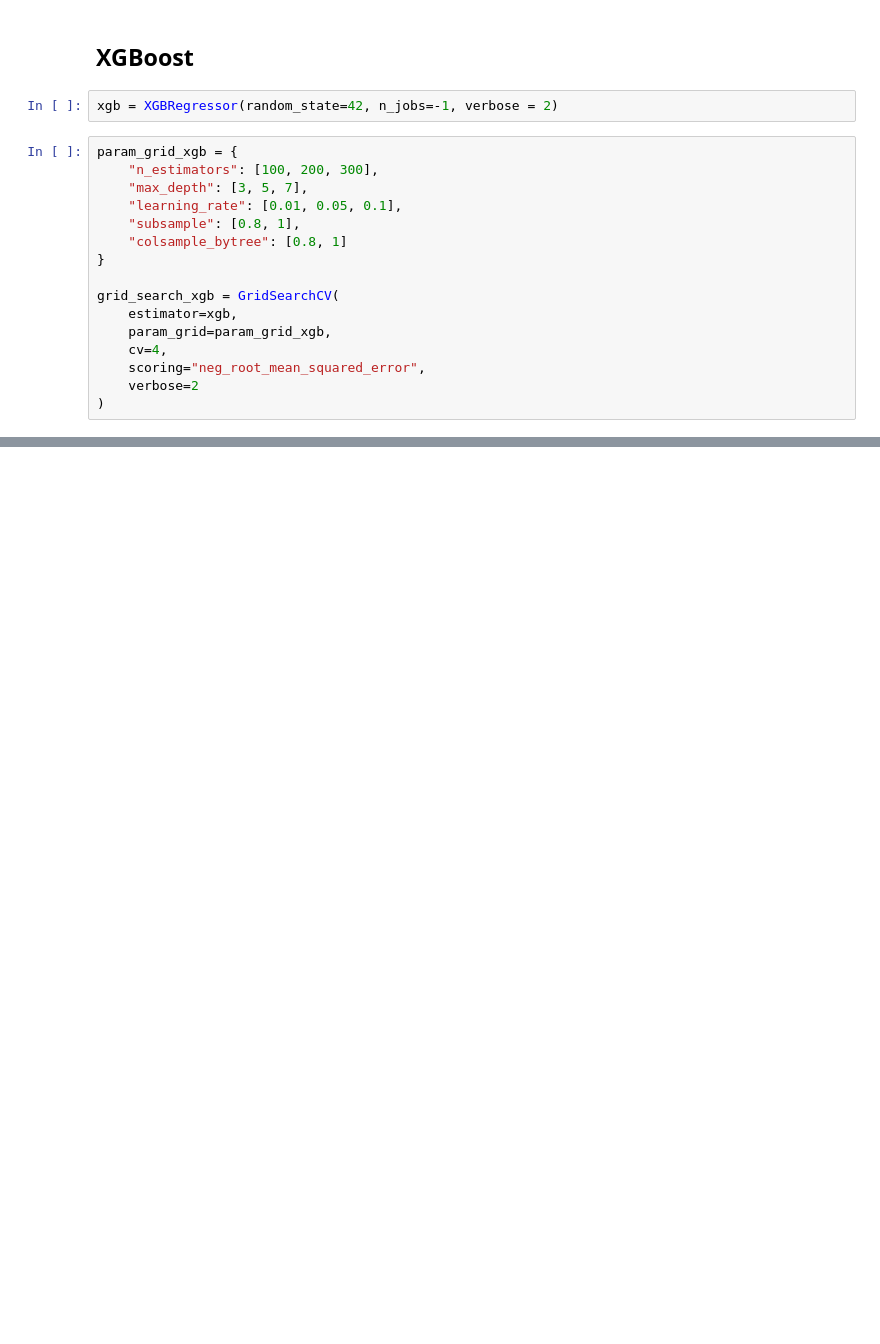
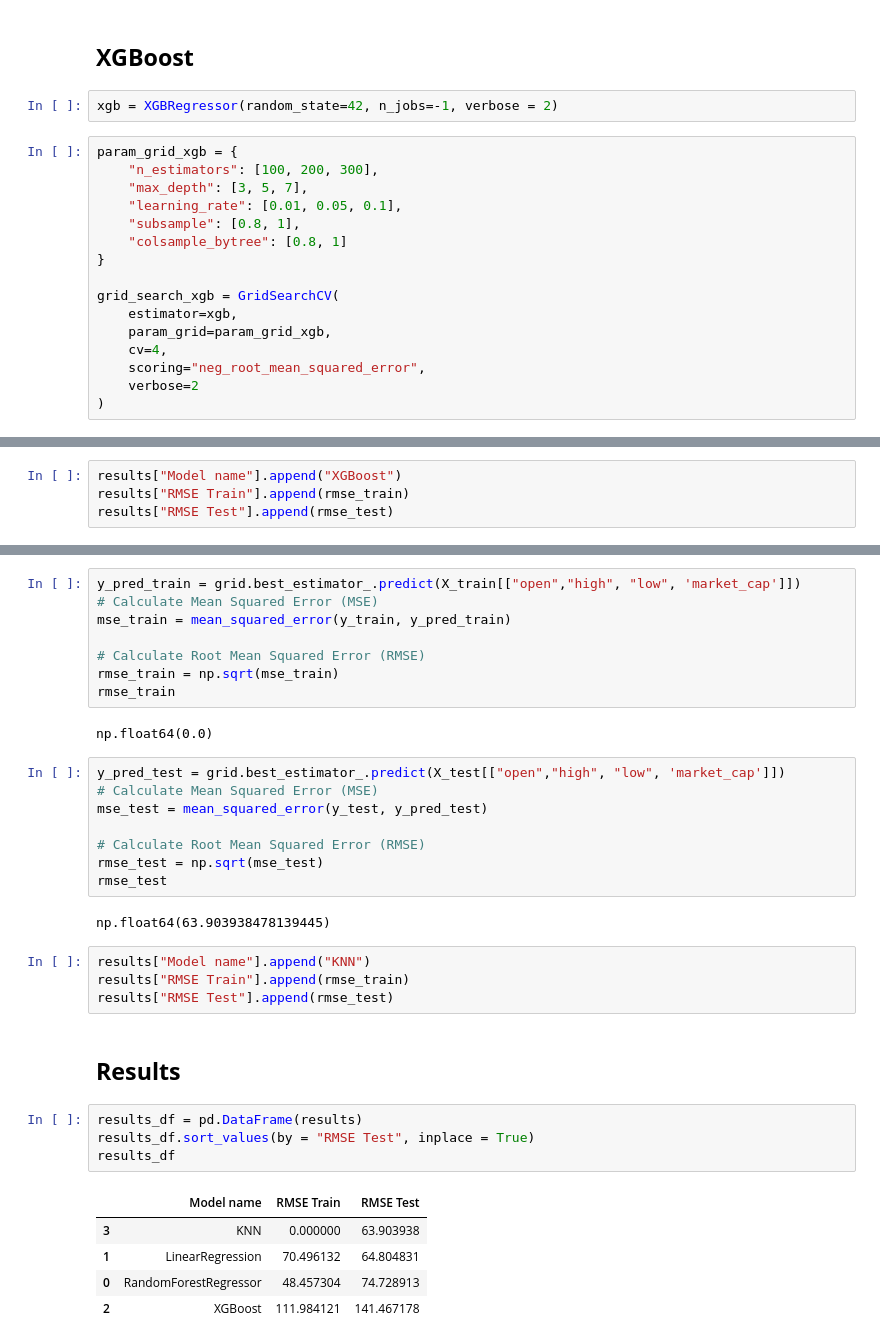
Before and after one commit to 202422/Cryptocurrency-Closing-Price-Prediction, a Jupyter notebook: Notebooks/data_analysis_and_modelling.ipynb, the cells around one changed output, grey strips where cells are left out. Cells and saved outputs as stored; diff of their text form; blank space fills up the shorter version.

Commit message:
Running models

```diff
--- a/Notebooks/data_analysis_and_modelling.ipynb
+++ b/Notebooks/data_analysis_and_modelling.ipynb
@@ -384,0 +478,4 @@ np.float64(151.32958765255074)
+# %%
+results["Model name"].append("XGBoost")
+results["RMSE Train"].append(rmse_train)
+results["RMSE Test"].append(rmse_test)
@@ -384,0 +522,36 @@ np.float64(151.32958765255074)
+# %%
+y_pred_train = grid.best_estimator_.predict(X_train[["open","high", "low", 'market_cap']])
+# Calculate Mean Squared Error (MSE)
+mse_train = mean_squared_error(y_train, y_pred_train)
+
+# Calculate Root Mean Squared Error (RMSE)
+rmse_train = np.sqrt(mse_train)
+rmse_train
+# %% [output]
+np.float64(0.0)
+# %%
+y_pred_test = grid.best_estimator_.predict(X_test[["open","high", "low", 'market_cap']])
+# Calculate Mean Squared Error (MSE)
+mse_test = mean_squared_error(y_test, y_pred_test)
+
+# Calculate Root Mean Squared Error (RMSE)
+rmse_test = np.sqrt(mse_test)
+rmse_test
+# %% [output]
+np.float64(63.903938478139445)
+# %%
+results["Model name"].append("KNN")
+results["RMSE Train"].append(rmse_train)
+results["RMSE Test"].append(rmse_test)
+# %% [markdown]
+## **Results**
+# %%
+results_df = pd.DataFrame(results)
+results_df.sort_values(by = "RMSE Test", inplace = True)
+results_df
+# %% [output]
+|  | Model name | RMSE Train | RMSE Test |
+| 3 | KNN | 0.000000 | 63.903938 |
+| 1 | LinearRegression | 70.496132 | 64.804831 |
+| 0 | RandomForestRegressor | 48.457304 | 74.728913 |
+| 2 | XGBoost | 111.984121 | 141.467178 |
```
Also changed, not shown: parts of 17 cells of this notebook.
